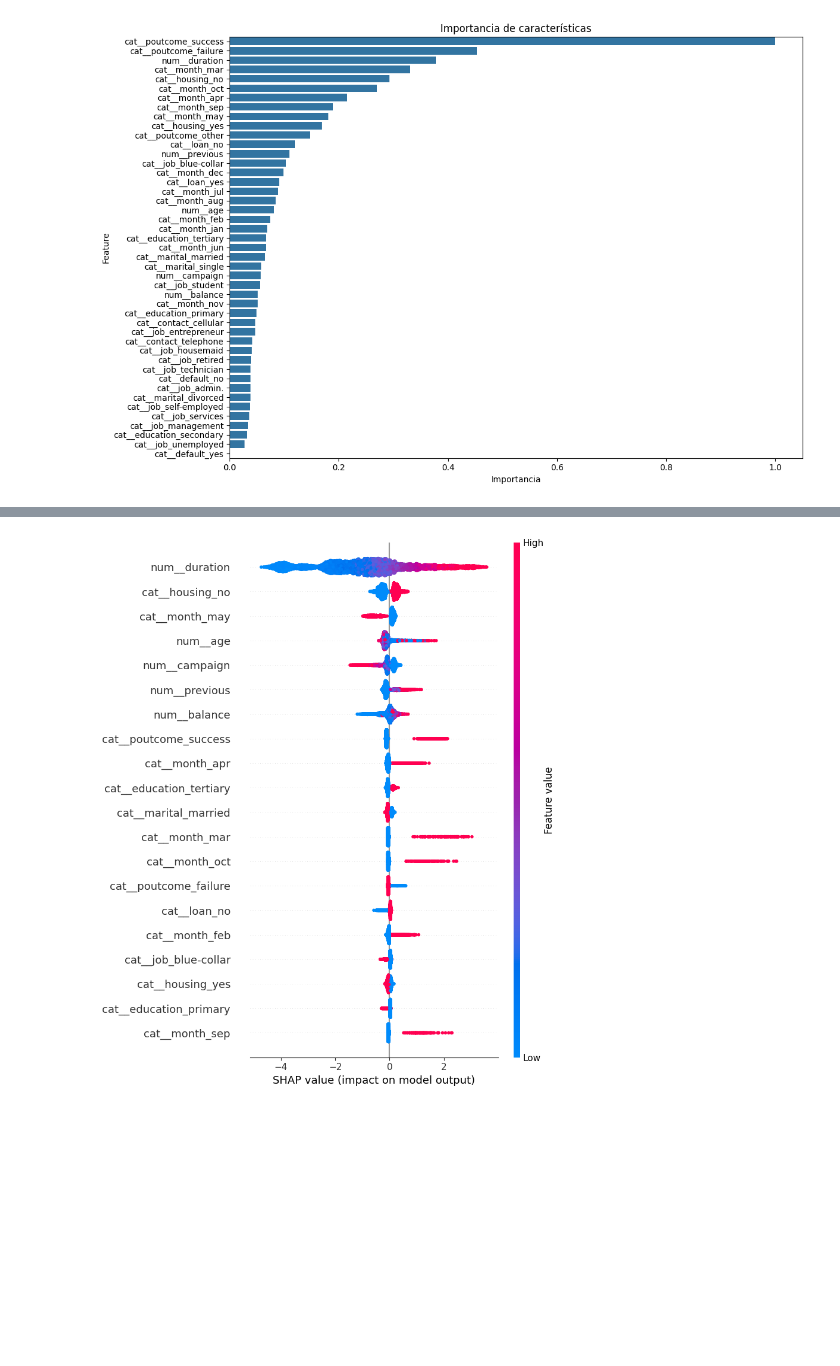
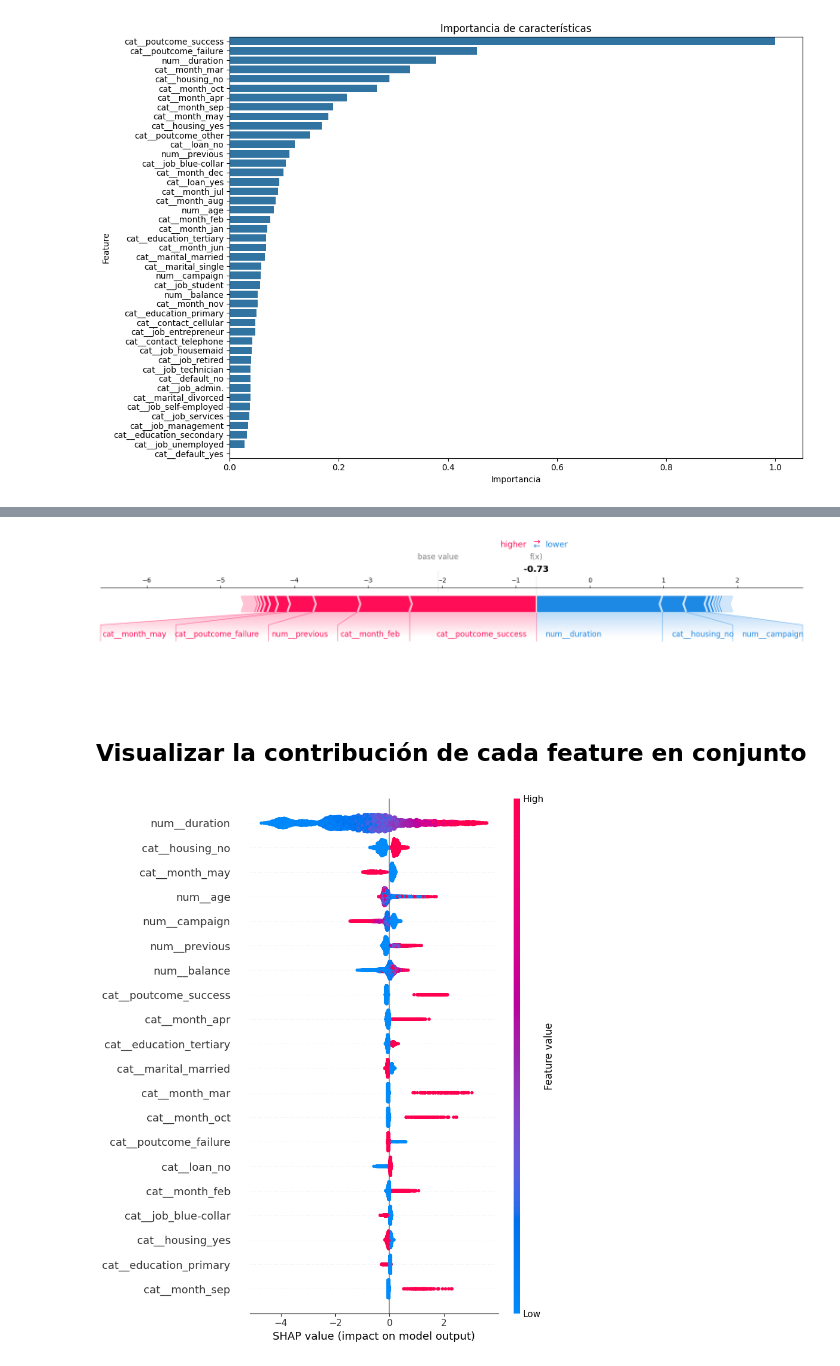
Before and after one commit to edynsoncoronado/mle-III, a Jupyter notebook: notebooks/4_interpretability.ipynb, the cells around one changed output, grey strips where cells are left out. Saved outputs shown, nothing was run; the diff lists cells and outputs as text; code cells hidden in the pictures; blank space fills up the shorter version.

```diff
--- a/notebooks/4_interpretability.ipynb
+++ b/notebooks/4_interpretability.ipynb
@@ -130,3 +153,11 @@ forceplot_by_instance(explainer, shap_values, feature_names, 0)
+# %%
+INSTANCE_ROW = X_test.index.get_loc(43042)
+
+forceplot_by_instance(explainer, shap_values, feature_names, INSTANCE_ROW)
+# %% [output]
+[figure, added]
+# %% [markdown]
+## Visualizar la contribución de cada feature en conjunto
 # %%
 shap_summary_plot(values=shap_values, X_sample=X_test_transformed, feature_names=feature_names)
 # %% [output]
```
Also changed, not shown: parts of 8 cells of this notebook, 9 other files.
